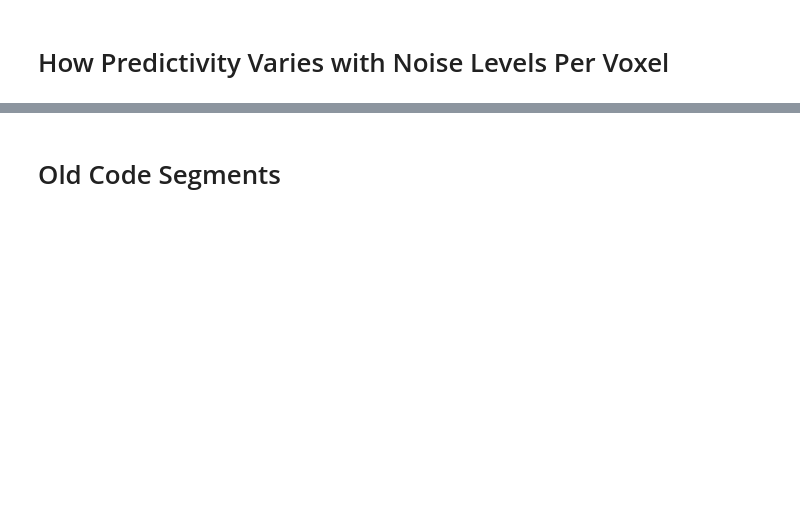
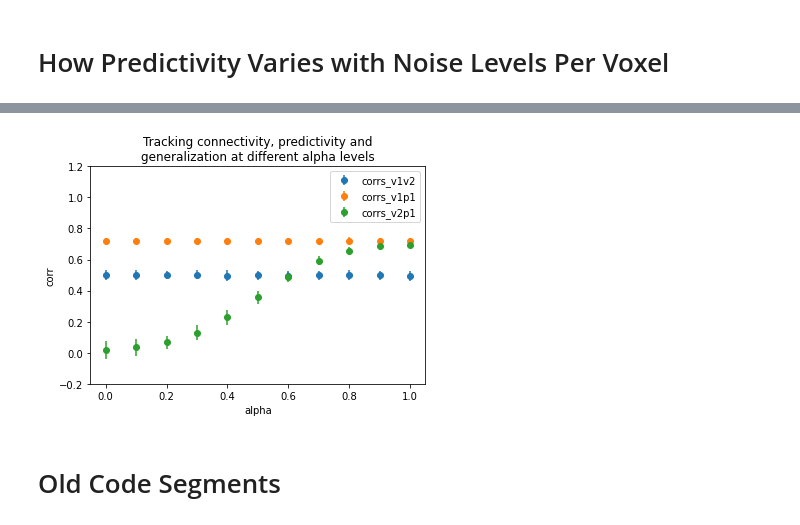
Before and after one commit to abollu779/encoding_model_limitations, a Jupyter notebook: Simulations replicating organization of information between voxels and features.ipynb, the cells around one changed output, grey strips where cells are left out. Saved outputs shown, nothing was run; the diff lists cells and outputs as text; code cells hidden in the pictures; blank space fills up the shorter version.

Commit message:
Added new formulation in notebook to compare connectivity, predictivity and generalization

```diff
--- a/Simulations replicating organization of information between voxels and features.ipynb
+++ b/Simulations replicating organization of information between voxels and features.ipynb
@@ -402,0 +399,22 @@ np.save('spatial_generalization_experiments/corrs/predictivity_connectivity-vary
+# %%
+#######################
+# Experiment Settings #
+#######################
+all_alphas = [0.1*i for i in range(11)]
+n = 500 # no. of train samples
+n_repetitions = 100
+
+corrs = {}
+corrs['v1v2'], corrs['v1p1'], corrs['v2p1'] = {}, {}, {}
+
+#########################################
+# Run multiple simulations for each m12 #
+#########################################
+for alpha in all_alphas:
+    print("alpha={}".format(alpha))
+    corrs['v1v2'][alpha], corrs['v1p1'][alpha], corrs['v2p1'][alpha] = [], [], []
+    for i in range(n_repetitions):
+        corr_v1v2, corr_v1p1, corr_v2p1 = perform_experiment_with_alpha(n, alpha)
+        corrs['v1v2'][alpha].append(corr_v1v2)
+        corrs['v1p1'][alpha].append(corr_v1p1)
+        corrs['v2p1'][alpha].append(corr_v2p1)
@@ -402,0 +433,13 @@ np.save('spatial_generalization_experiments/corrs/predictivity_connectivity-vary
+# %%
+ys, ys_std = get_plot_ys(corrs, all_alphas)
+plt.errorbar(all_alphas, ys['v1v2'], yerr=ys_std['v1v2'], fmt='o', label="corrs_v1v2")
+plt.errorbar(all_alphas, ys['v1p1'], yerr=ys_std['v1p1'], fmt='o', label="corrs_v1p1")
+plt.errorbar(all_alphas, ys['v2p1'], yerr=ys_std['v2p1'], fmt='o', label="corrs_v2p1")
+plt.xlabel('alpha')
+plt.ylabel('corr')
+plt.ylim([-0.2, 1.2])
+plt.title('Tracking connectivity, predictivity and\ngeneralization at different alpha levels')
+plt.legend()
+plt.savefig('spatial_generalization_experiments/plots/connectivity_predictivity_generalization-vary_alpha-m12_10-all_eps_1.0.png')
+# %% [output]
+[figure, added]
```
Also changed, not shown: parts of 15 cells of this notebook, 24 other files.
